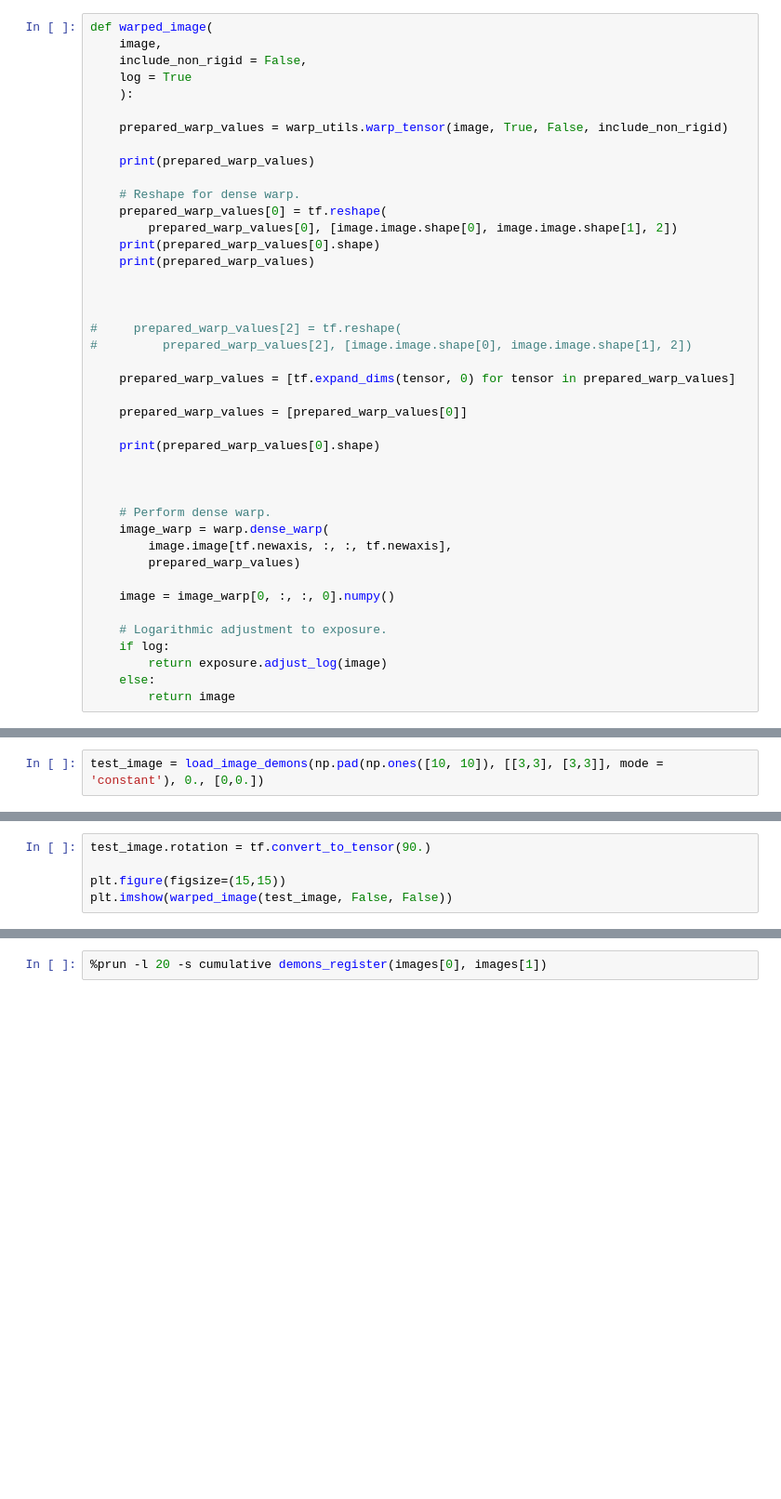
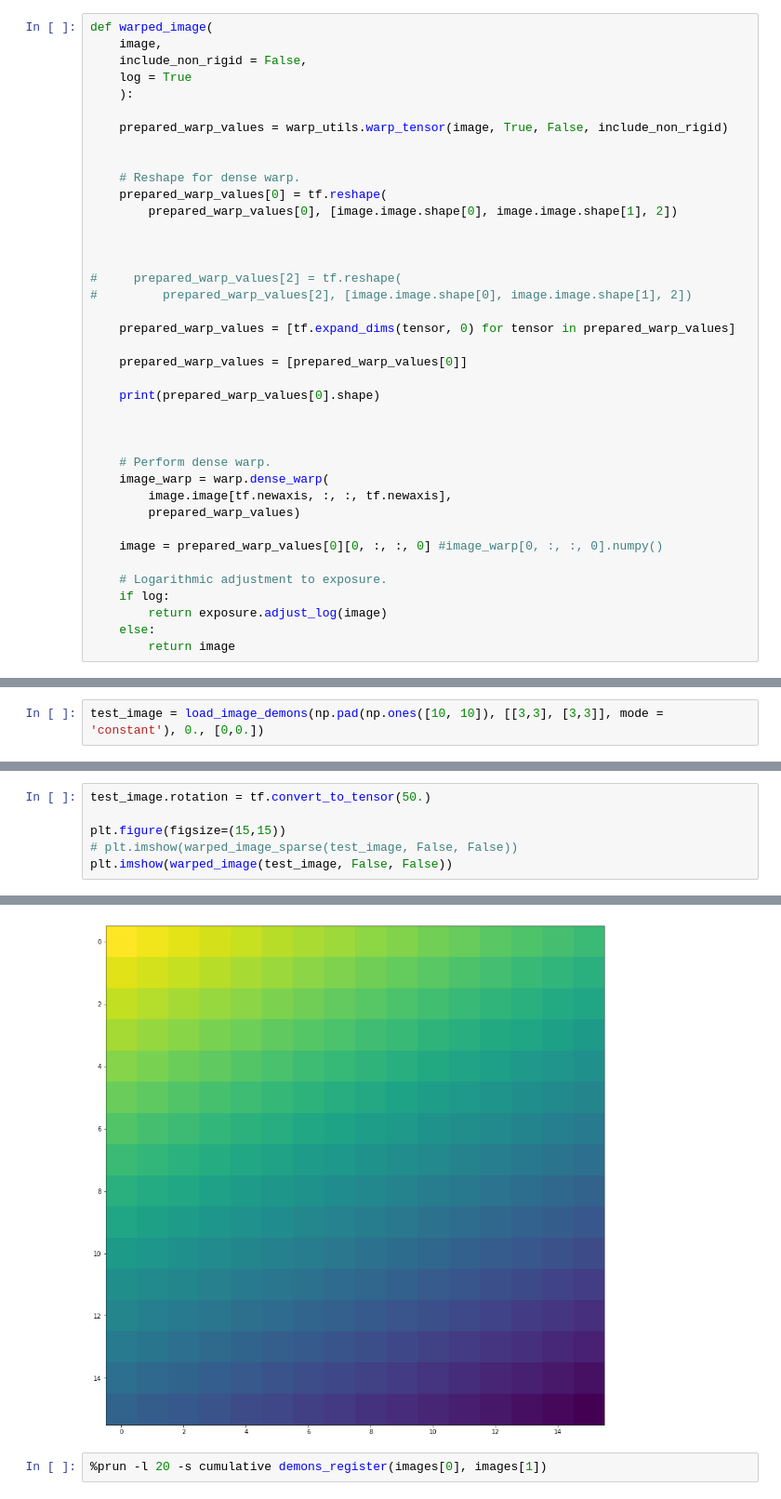
Before and after one commit to chulab/Ultrasound, a Jupyter notebook: ipython_notebooks/demons_algorithm.ipynb, the cells around one changed output, grey strips where cells are left out. Shown: that part at 93% size. Drawn from its saved outputs; the diff is of its cells as text; blank space fills up the shorter version.

```diff
--- a/ipython_notebooks/demons_algorithm.ipynb
+++ b/ipython_notebooks/demons_algorithm.ipynb
@@ -268,13 +270,10 @@ def warped_image(
 
     prepared_warp_values = warp_utils.warp_tensor(image, True, False, include_non_rigid)
 
-    print(prepared_warp_values)
 
     # Reshape for dense warp.
     prepared_warp_values[0] = tf.reshape(
         prepared_warp_values[0], [image.image.shape[0], image.image.shape[1], 2])
-    print(prepared_warp_values[0].shape)
-    print(prepared_warp_values)
 
 
 
@@ -294,7 +293,7 @@ def warped_image(
         image.image[tf.newaxis, :, :, tf.newaxis],
         prepared_warp_values)
 
-    image = image_warp[0, :, :, 0].numpy()
+    image = prepared_warp_values[0][0, :, :, 0] #image_warp[0, :, :, 0].numpy()
 
     # Logarithmic adjustment to exposure.
     if log:
@@ -332,5 +333,7 @@ test_image.control_points
 # %%
-test_image.rotation = tf.convert_to_tensor(90.)
+test_image.rotation = tf.convert_to_tensor(50.)
 
 plt.figure(figsize=(15,15))
+# plt.imshow(warped_image_sparse(test_image, False, False))
 plt.imshow(warped_image(test_image, False, False))
+# %% [output]
@@ -337,2 +342,3 @@ plt.imshow(warped_image(test_image, False, False))
+[figure, added]
 # %%
 %prun -l 20 -s cumulative demons_register(images[0], images[1])
```
Also changed, not shown: parts of 6 cells of this notebook.
